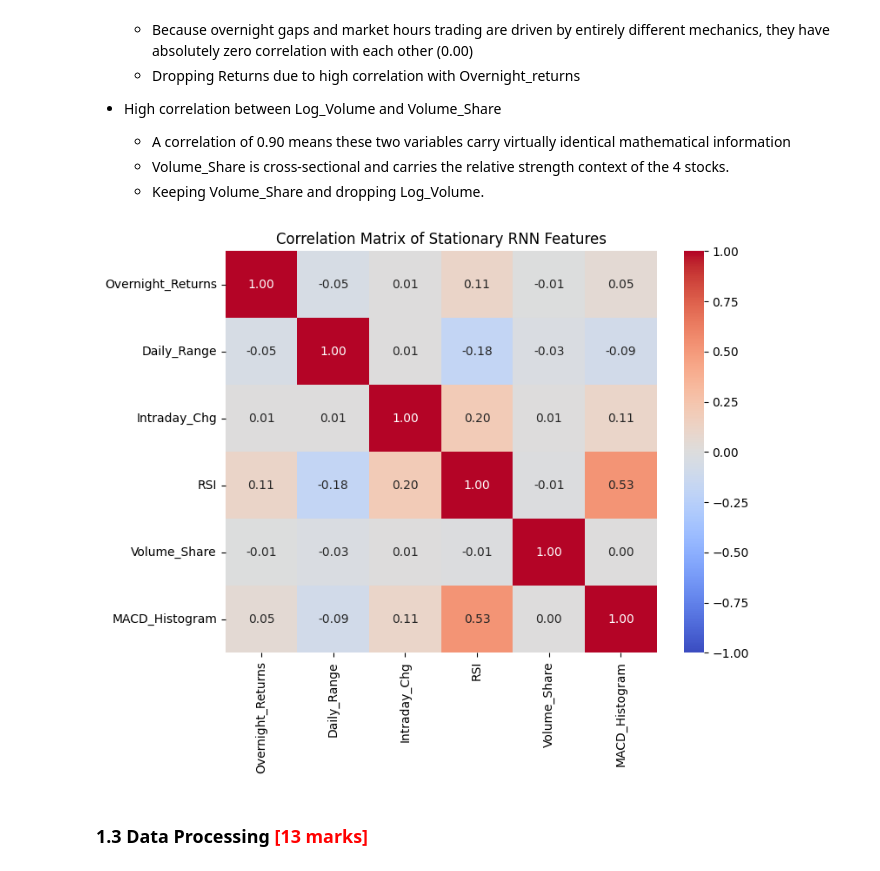
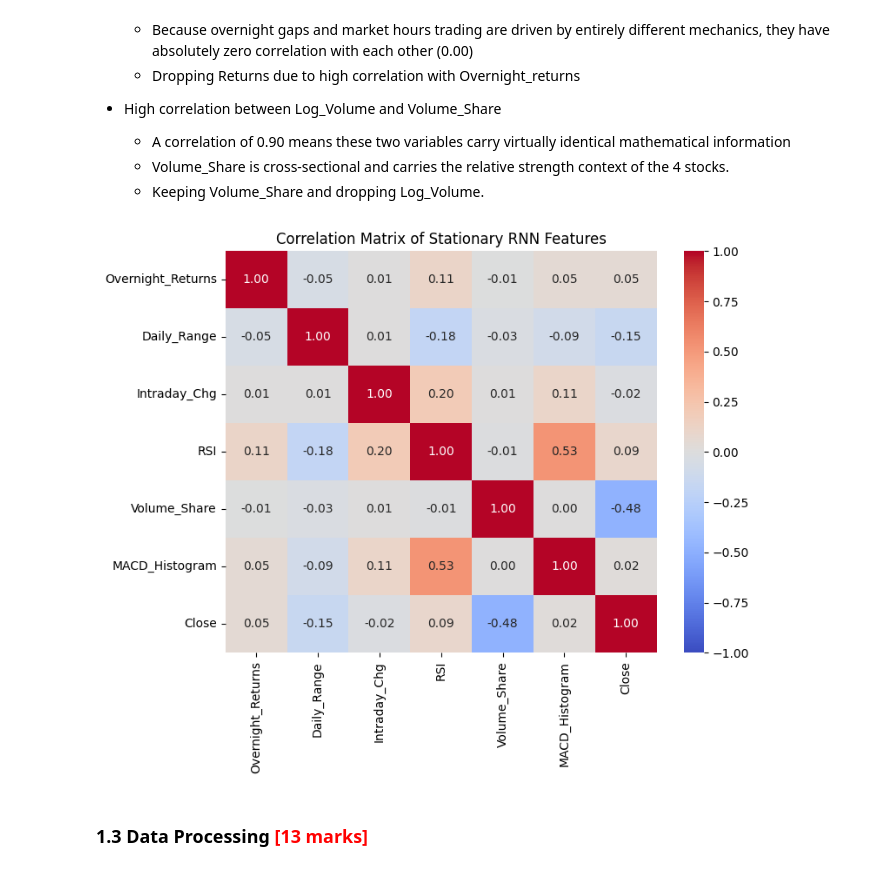
Before and after one commit to VFulara/RNN_Stock_Price_Prediction, a Jupyter notebook: RNN_Assg_Stock_Price_Prediction_Starter.ipynb, the cells around one changed output. Saved outputs shown, nothing was run; the diff lists cells and outputs as text; code cells hidden in the pictures.

```diff
--- a/RNN_Assg_Stock_Price_Prediction_Starter.ipynb
+++ b/RNN_Assg_Stock_Price_Prediction_Starter.ipynb
@@ -286,7 +286,7 @@ drop_cols = ['EMA_12', 'EMA_26', 'MACD', 'Signal_Line']
 rnn_df = rnn_df.drop(columns=drop_cols)
 
 
-feature_cols = ['Returns', 'Overnight_Returns', 'Daily_Range', 'Intraday_Chg', 'Log_Volume', 'RSI', 'Volume_Share', 'MACD_Histogram']
+feature_cols = ['Returns', 'Overnight_Returns', 'Daily_Range', 'Intraday_Chg', 'Log_Volume', 'RSI', 'Volume_Share', 'MACD_Histogram', 'Close']
 rnn_features_clean = rnn_df.dropna(subset=feature_cols)
 
 # 3. Plot the new, highly descriptive correlation matrix
@@ -310,14 +310,14 @@ plt.show()
     - Keeping Volume_Share and dropping Log_Volume.
 # %%
 rnn_features_clean.drop(columns=['Returns', 'Log_Volume'], inplace=True)
-feature_cols = ['Overnight_Returns', 'Daily_Range', 'Intraday_Chg', 'RSI', 'Volume_Share', 'MACD_Histogram']
+feature_cols = ['Overnight_Returns', 'Daily_Range', 'Intraday_Chg', 'RSI', 'Volume_Share', 'MACD_Histogram', 'Close']
 
 plt.figure(figsize=(8, 6))
 sns.heatmap(rnn_features_clean[feature_cols].corr(), annot=True, cmap='coolwarm', fmt=".2f", vmin=-1, vmax=1)
 plt.title('Correlation Matrix of Stationary RNN Features')
 plt.show()
 # %% [output]
-[figure, old version]
+[figure, new version]
 # %% [markdown]
 ### **1.3 Data Processing** <font color =red> [13 marks] </font>
 # %% [markdown]
```
Also changed, not shown: parts of 42 cells of this notebook, 1 other file.
